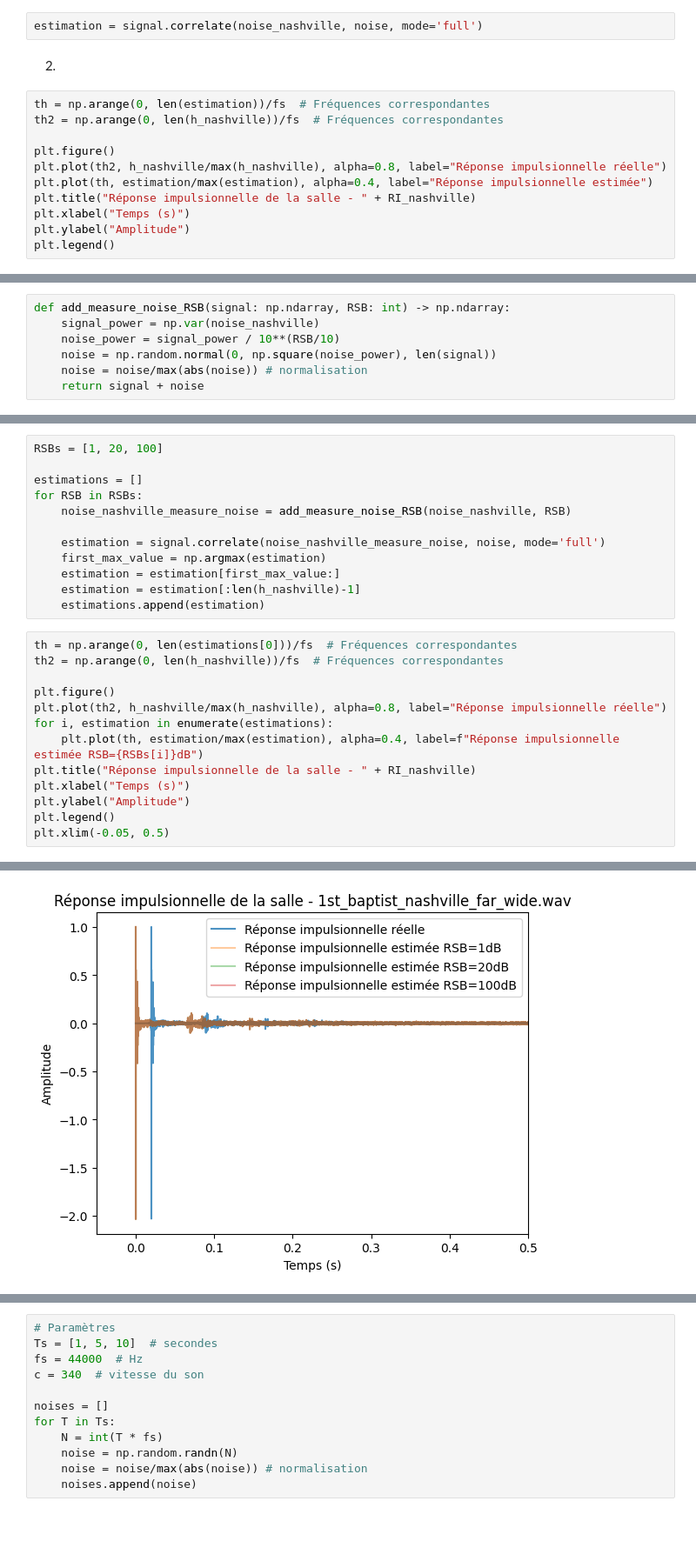
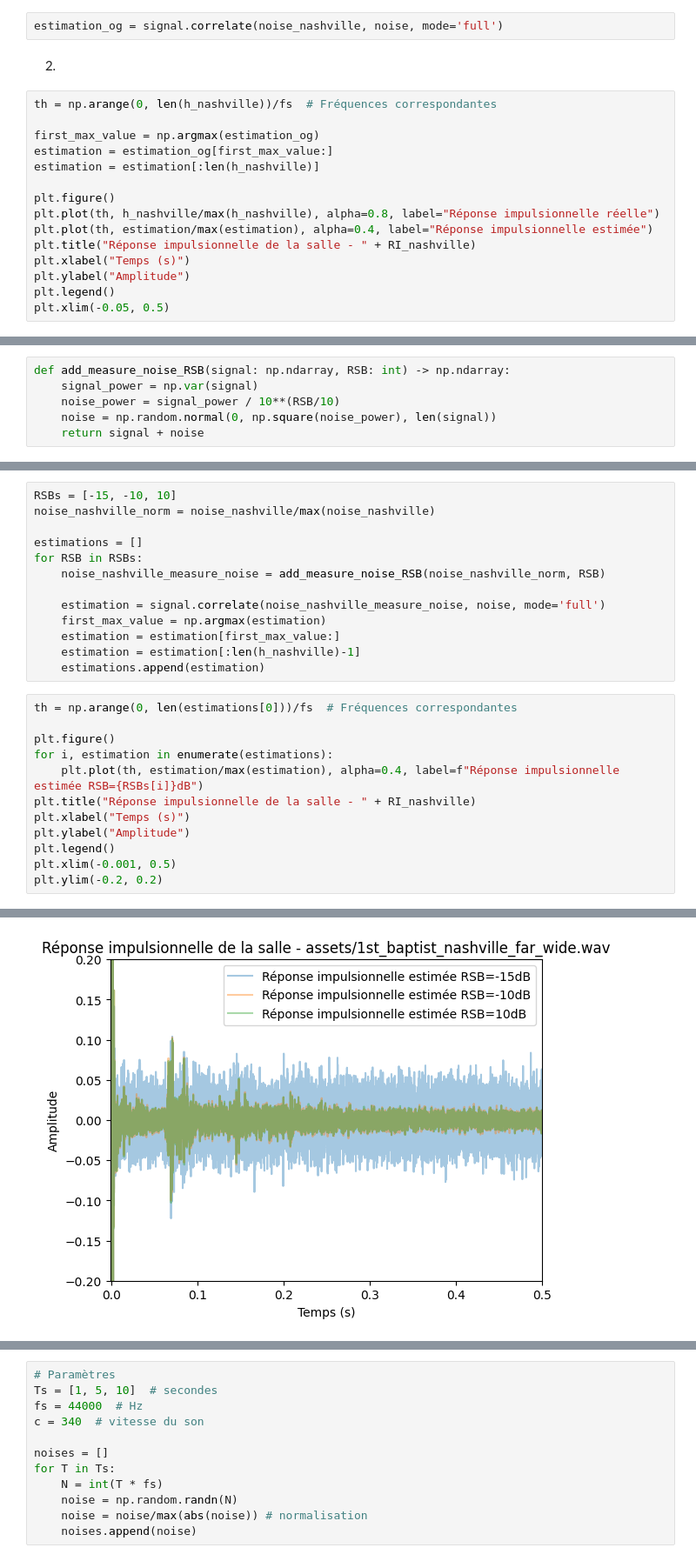
Before and after one commit to Captainfl4me/signal-processing-exp, a Jupyter notebook: Compte_rendu_TP.ipynb, the cells around one changed output, grey strips where cells are left out. Shown at 87% size. Saved outputs shown, nothing was run; the diff lists cells and outputs as text; blank space fills up the shorter version.

```diff
--- a/Compte_rendu_TP.ipynb
+++ b/Compte_rendu_TP.ipynb
@@ -135,18 +150,22 @@ Playing Noise in Nashville environnement
 
 1. Pour estimer la réponse impulsionnelle, on peut émettre un bruit blanc dans la salle que l'on veut caractériser et lire le signal reçu. En calculant l'intercorrelation entre les deux signaux émis et reçu on trouvera la réponse impulsionnelle de la salle.
 # %%
-estimation = signal.correlate(noise_nashville, noise, mode='full')
+estimation_og = signal.correlate(noise_nashville, noise, mode='full')
 # %% [markdown]
 2.
 # %%
-th = np.arange(0, len(estimation))/fs  # Fréquences correspondantes
-th2 = np.arange(0, len(h_nashville))/fs  # Fréquences correspondantes
+th = np.arange(0, len(h_nashville))/fs  # Fréquences correspondantes
+
+first_max_value = np.argmax(estimation_og)
+estimation = estimation_og[first_max_value:]
+estimation = estimation[:len(h_nashville)]
 
 plt.figure()
-plt.plot(th2, h_nashville/max(h_nashville), alpha=0.8, label="Réponse impulsionnelle réelle")
+plt.plot(th, h_nashville/max(h_nashville), alpha=0.8, label="Réponse impulsionnelle réelle")
 plt.plot(th, estimation/max(estimation), alpha=0.4, label="Réponse impulsionnelle estimée")
 plt.title("Réponse impulsionnelle de la salle - " + RI_nashville)
 plt.xlabel("Temps (s)")
 plt.ylabel("Amplitude")
 plt.legend()
+plt.xlim(-0.05, 0.5)
 # %% [output]
@@ -159,7 +178,6 @@ On voit que la réponse estimée est similaire à la réponse réelle enregistr
 # %%
 def add_measure_noise_RSB(signal: np.ndarray, RSB: int) -> np.ndarray:
-    signal_power = np.var(noise_nashville)
+    signal_power = np.var(signal)
     noise_power = signal_power / 10**(RSB/10)
     noise = np.random.normal(0, np.square(noise_power), len(signal))
-    noise = noise/max(abs(noise)) # normalisation
     return signal + noise
@@ -166,9 +186,10 @@ def add_measure_noise_RSB(signal: np.ndarray, RSB: int) -> np.ndarray:
 # %%
-RSBs = [1, 20, 100]
+RSBs = [-15, -10, 10]
+noise_nashville_norm = noise_nashville/max(noise_nashville)
 
 estimations = []
 for RSB in RSBs:
-    noise_nashville_measure_noise = add_measure_noise_RSB(noise_nashville, RSB)
+    noise_nashville_measure_noise = add_measure_noise_RSB(noise_nashville_norm, RSB)
 
     estimation = signal.correlate(noise_nashville_measure_noise, noise, mode='full')
     first_max_value = np.argmax(estimation)
@@ -177,15 +198,14 @@ for RSB in RSBs:
     estimations.append(estimation)
 # %%
 th = np.arange(0, len(estimations[0]))/fs  # Fréquences correspondantes
-th2 = np.arange(0, len(h_nashville))/fs  # Fréquences correspondantes
 
 plt.figure()
-plt.plot(th2, h_nashville/max(h_nashville), alpha=0.8, label="Réponse impulsionnelle réelle")
 for i, estimation in enumerate(estimations):
     plt.plot(th, estimation/max(estimation), alpha=0.4, label=f"Réponse impulsionnelle estimée RSB={RSBs[i]}dB")
 plt.title("Réponse impulsionnelle de la salle - " + RI_nashville)
 plt.xlabel("Temps (s)")
 plt.ylabel("Amplitude")
 plt.legend()
-plt.xlim(-0.05, 0.5)
+plt.xlim(-0.001, 0.5)
+plt.ylim(-0.2, 0.2)
 # %% [output]
@@ -193 +213 @@ plt.xlim(-0.05, 0.5)
-[figure, old version]
+[figure, new version]
```
Also changed, not shown: parts of 18 cells of this notebook, 1 other file.
